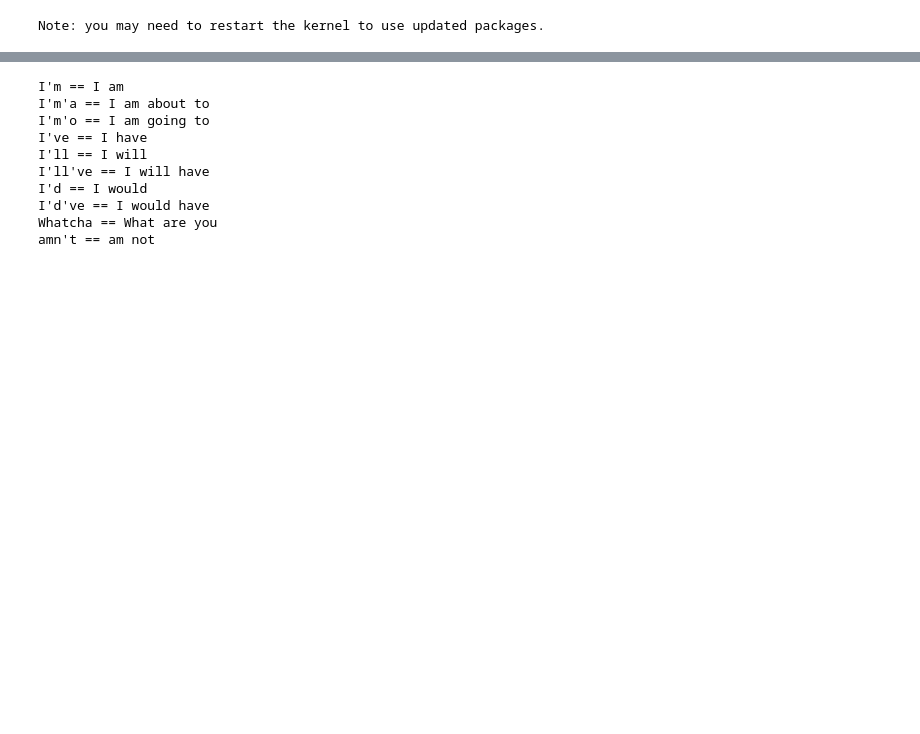
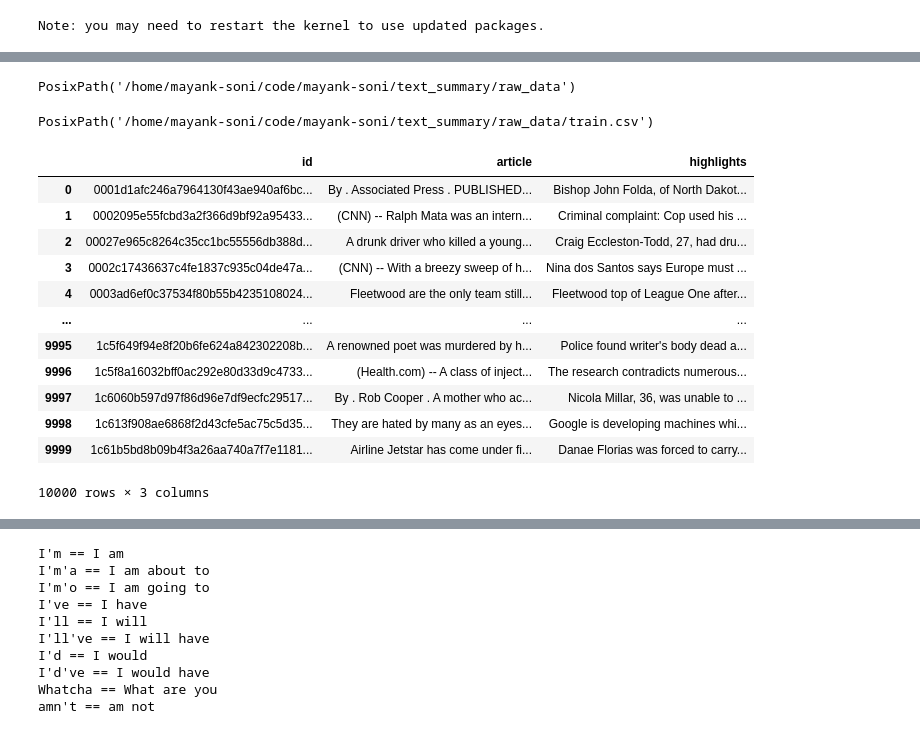
Before and after one commit to mayank-soni/text_summary, a Jupyter notebook: notebooks/Text Summarisation Project-checkpoint.ipynb, the cells around one changed output, grey strips where cells are left out. Saved outputs shown, nothing was run; the diff lists cells and outputs as text; code cells hidden in the pictures; blank space fills up the shorter version.

```diff
--- a/notebooks/Text Summarisation Project-checkpoint.ipynb
+++ b/notebooks/Text Summarisation Project-checkpoint.ipynb
@@ -72,8 +52,31 @@ from tensorflow.keras.callbacks import EarlyStopping
 import warnings
 pd.set_option("display.max_colwidth", 200)
 warnings.filterwarnings("ignore")
+# %%
+main_path = Path(Path.cwd()).parent
+data_path = main_path / 'raw_data'
+# %% [output]
+PosixPath('/home/mayank-soni/code/mayank-soni/text_summary/raw_data')
+# %%
+train_path = data_path / 'train.csv'
+# %% [output]
+PosixPath('/home/mayank-soni/code/mayank-soni/text_summary/raw_data/train.csv')
 # %%
-data=pd.read_csv("data/Reviews.csv",nrows=100000)
+data=pd.read_csv(train_path,nrows=10000)
+# %% [output]
+|  | id | article | highlights |
+| 0 | 0001d1afc246a7964130f43ae940af6bc... | By . Associated Press . PUBLISHED... | Bishop John Folda, of North Dakot... |
+| 1 | 0002095e55fcbd3a2f366d9bf92a95433... | (CNN) -- Ralph Mata was an intern... | Criminal complaint: Cop used his ... |
+| 2 | 00027e965c8264c35cc1bc55556db388d... | A drunk driver who killed a young... | Craig Eccleston-Todd, 27, had dru... |
+| 3 | 0002c17436637c4fe1837c935c04de47a... | (CNN) -- With a breezy sweep of h... | Nina dos Santos says Europe must ... |
+| 4 | 0003ad6ef0c37534f80b55b4235108024... | Fleetwood are the only team still... | Fleetwood top of League One after... |
+| ... | ... | ... | ... |
+| 9995 | 1c5f649f94e8f20b6fe624a842302208b... | A renowned poet was murdered by h... | Police found writer's body dead a... |
+| 9996 | 1c5f8a16032bff0ac292e80d33d9c4733... | (Health.com) -- A class of inject... | The research contradicts numerous... |
+| 9997 | 1c6060b597d97f86d96e7df9ecfc29517... | By . Rob Cooper . A mother who ac... | Nicola Millar, 36, was unable to ... |
+| 9998 | 1c613f908ae6868f2d43cfe5ac75c5d35... | They are hated by many as an eyes... | Google is developing machines whi... |
+| 9999 | 1c61b5bd8b09b4f3a26aa740a7f7e1181... | Airline Jetstar has come under fi... | Danae Florias was forced to carry... |
+10000 rows × 3 columns
 # %%
 data.head()
 # %% [output]
```
Also changed, not shown: parts of 12 cells of this notebook, 2 other files.
